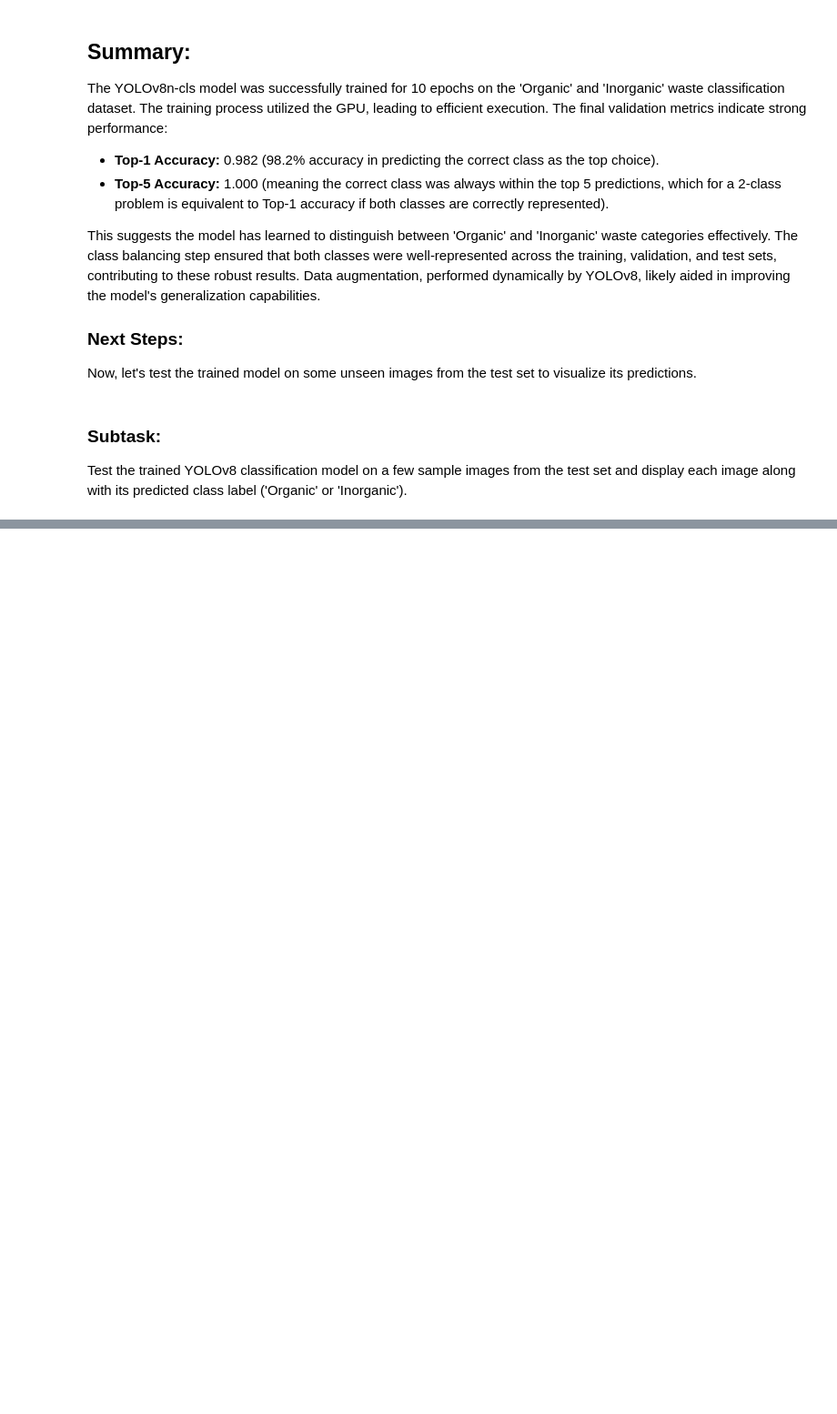
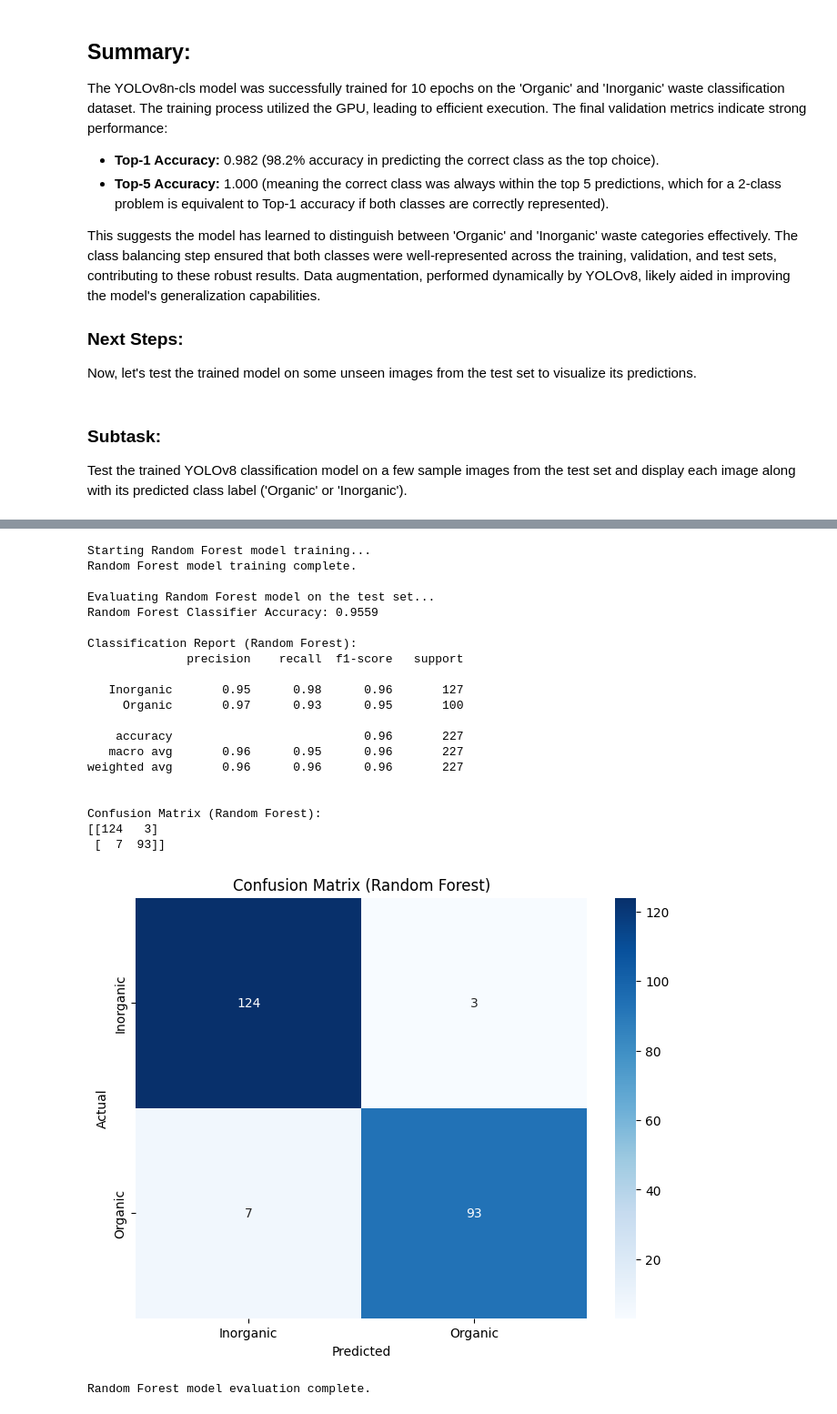
Before and after one commit to pratyushsingh9870-arch/ML_lab, a Jupyter notebook: waste_segregation_using_image_classification.ipynb, the cells around one changed output, grey strips where cells are left out. Shown at 91% size. Drawn from its saved outputs; the diff is of its cells as text; code cells hidden in the pictures; blank space fills up the shorter version.

```diff
--- a/waste_segregation_using_image_classification.ipynb
+++ b/waste_segregation_using_image_classification.ipynb
@@ -1613,0 +562,65 @@ Summarize the training results, including performance metrics and any insights g
+# %%
+from sklearn.ensemble import RandomForestClassifier
+from sklearn.metrics import accuracy_score, classification_report, confusion_matrix
+import seaborn as sns
+import matplotlib.pyplot as plt
+
+print("Starting Random Forest model training...")
+
+# Initialize and train the Random Forest classifier
+rf_model = RandomForestClassifier(n_estimators=100, random_state=42, n_jobs=-1) # Using 100 estimators and all available CPU cores
+rf_model.fit(X_train_features, y_train)
+
+print("Random Forest model training complete.")
+
+print("\nEvaluating Random Forest model on the test set...")
+
+# Predict on the test set
+y_pred_rf = rf_model.predict(X_test_features)
+
+# Calculate accuracy
+accuracy_rf = accuracy_score(y_test, y_pred_rf)
+print(f"Random Forest Classifier Accuracy: {accuracy_rf:.4f}")
+
+# Generate classification report
+report_rf = classification_report(y_test, y_pred_rf, target_names=class_names)
+print("\nClassification Report (Random Forest):")
+print(report_rf)
+
+# Generate confusion matrix
+cm_rf = confusion_matrix(y_test, y_pred_rf)
+print("\nConfusion Matrix (Random Forest):")
+print(cm_rf)
+
+# Plotting the confusion matrix
+plt.figure(figsize=(8, 6))
+sns.heatmap(cm_rf, annot=True, fmt='d', cmap='Blues', xticklabels=class_names, yticklabels=class_names)
+plt.xlabel('Predicted')
+plt.ylabel('Actual')
+plt.title('Confusion Matrix (Random Forest)')
+plt.show()
+
+print("Random Forest model evaluation complete.")
+# %% [output]
+Starting Random Forest model training...
+Random Forest model training complete.
+
+Evaluating Random Forest model on the test set...
+Random Forest Classifier Accuracy: 0.9559
+
+Classification Report (Random Forest):
+              precision    recall  f1-score   support
+
+   Inorganic       0.95      0.98      0.96       127
+     Organic       0.97      0.93      0.95       100
+
+    accuracy                           0.96       227
+   macro avg       0.96      0.95      0.96       227
+weighted avg       0.96      0.96      0.96       227
+
+
+Confusion Matrix (Random Forest):
+[[124   3]
+ [  7  93]]
+[figure, added]
+Random Forest model evaluation complete.
```
Also changed, not shown: parts of 57 cells of this notebook.
